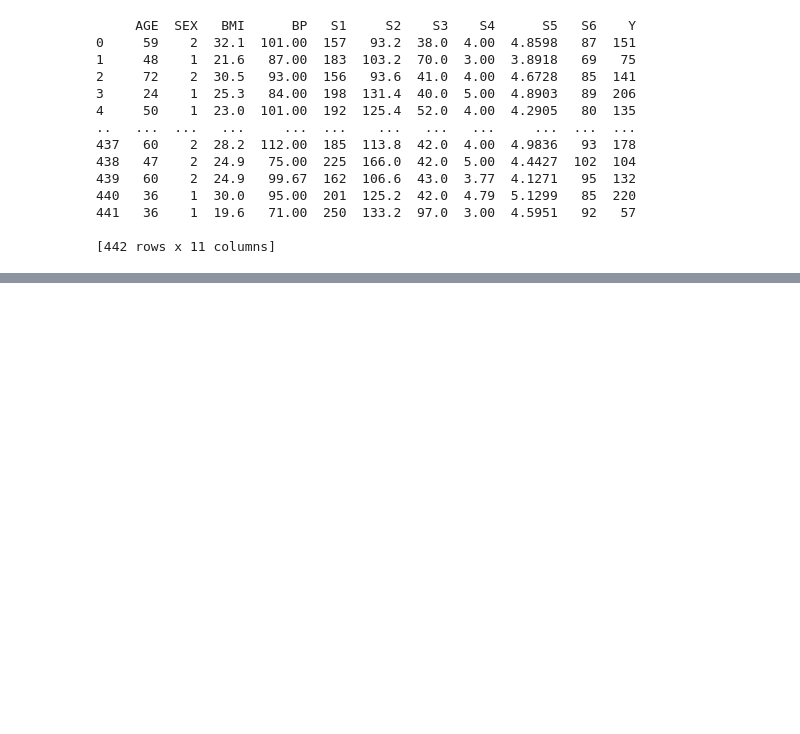
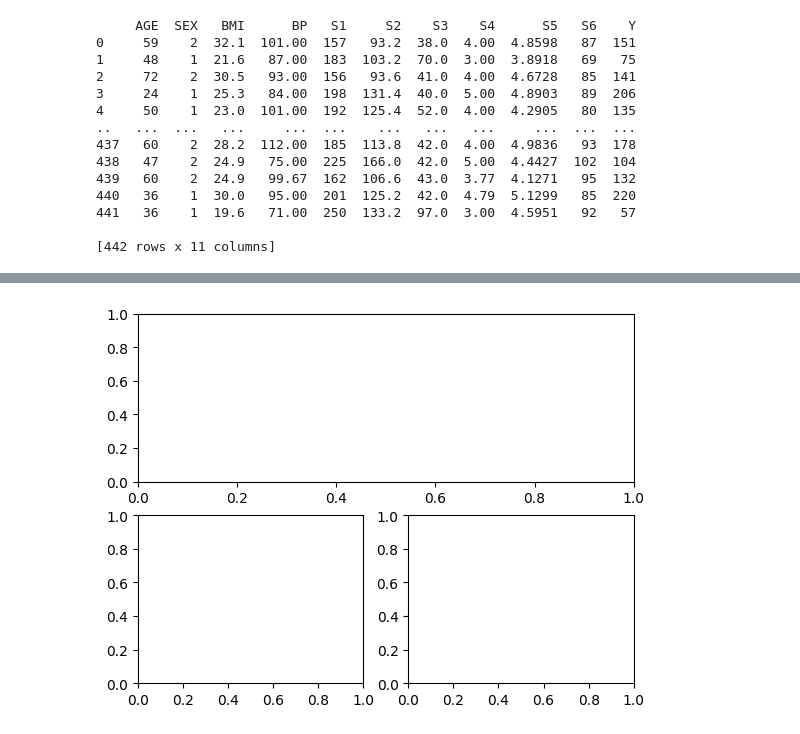
Before and after one commit to chaehee-Jin/-AWS--Python, a Jupyter notebook: Day24_diabetes.ipynb, the cells around one changed output, grey strips where cells are left out. Saved outputs shown, nothing was run; the diff lists cells and outputs as text; code cells hidden in the pictures; blank space fills up the shorter version.

```diff
--- a/Day24_diabetes.ipynb
+++ b/Day24_diabetes.ipynb
@@ -29,0 +99,9 @@ axe.plot(pd_data['BMI'])
+# %%
+#practice
+
+fig = plt.figure() #figsize, layout
+a = fig.add_subplot(2,1,1)
+b = fig.add_subplot(2,2,3)
+c = fig.add_subplot(2,2,4)
+# %% [output]
+[figure, added]
```
Also changed, not shown: parts of 6 cells of this notebook, 3 other files.
